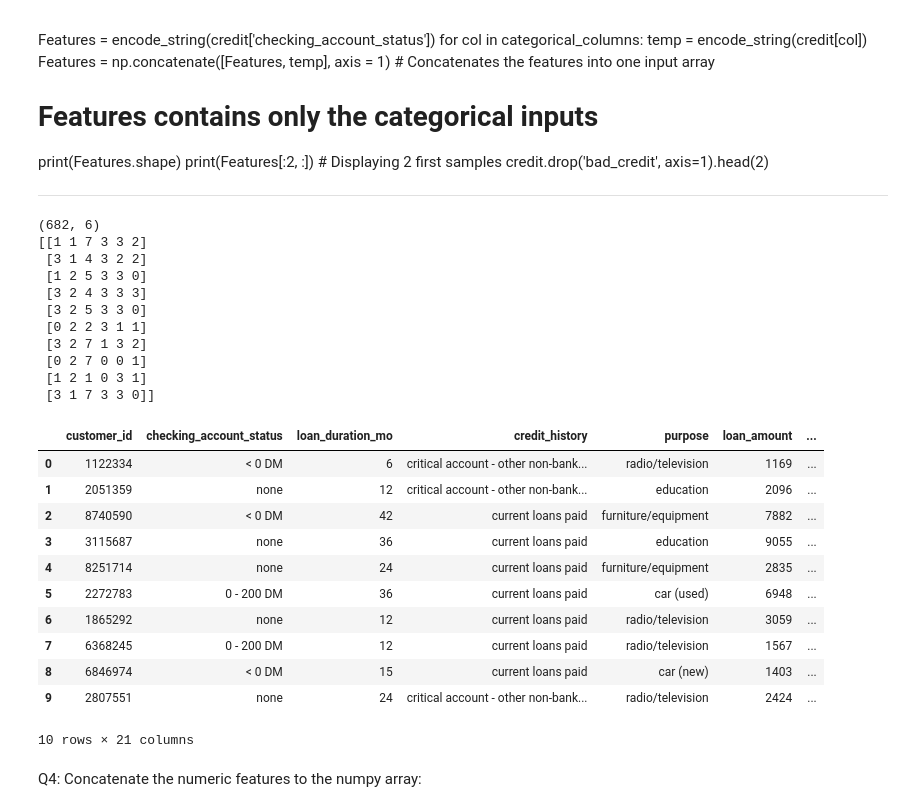
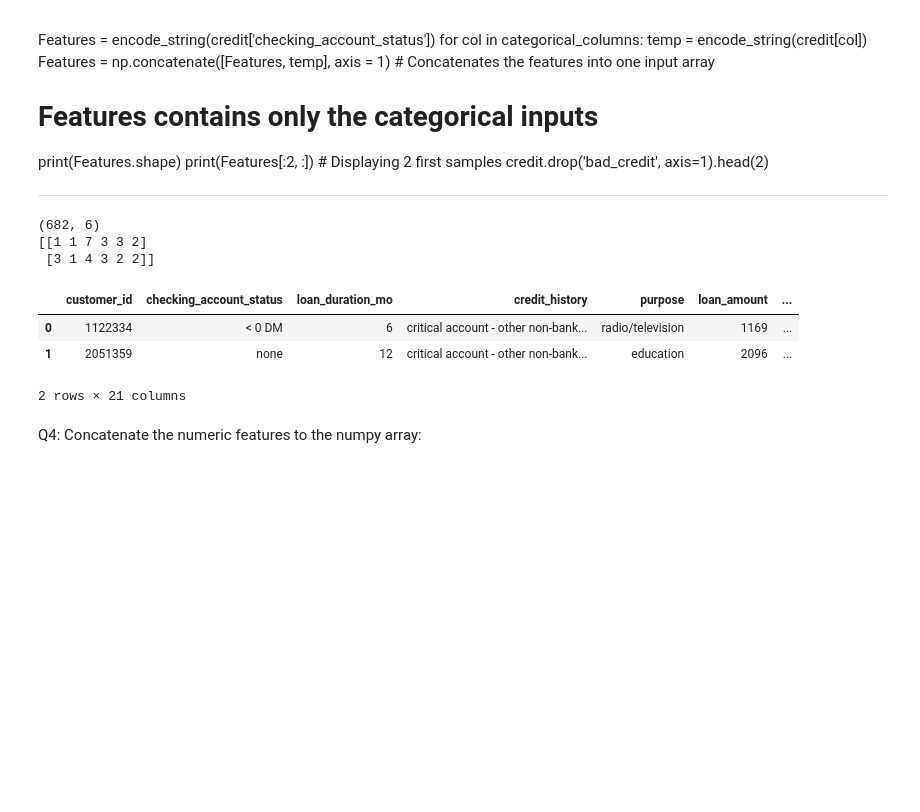
Before and after one commit to Vlouis22/intro_to_data_science_hw4, a Jupyter notebook: hw4 Label Encoding due April 16th 2025 .ipynb, the cells around one changed output. Cells and saved outputs as stored; diff of their text form; code cells hidden in the pictures; blank space fills up the shorter version.

```diff
--- a/hw4 Label Encoding due April 16th 2025 .ipynb
+++ b/hw4 Label Encoding due April 16th 2025 .ipynb
@@ -101,32 +120,36 @@ credit.drop('bad_credit', axis=1).head(2)
 # %%
 # function to convert string categories into numerical values
 # Note: You can use our Logistic Regression model code from above then modify it by
 # removing the OneHotEncoder.
 # Write you code here
 # Solution
+
+import numpy as np
+
+def encode_string(cat_features):
+    enc = preprocessing.LabelEncoder()
+    enc.fit(cat_features)
+    enc_cat_features = enc.transform(cat_features)
+    return enc_cat_features.reshape(-1,1)
+
+categorical_columns = ['credit_history', 'purpose', 'gender_status',
+                       'time_in_residence', 'property']
+
+Features = encode_string(credit['checking_account_status'])
+for col in categorical_columns:
+    temp = encode_string(credit[col])
+    Features = np.concatenate([Features, temp], axis = 1)
+
+print(Features.shape)
+print(Features[:2, :])
+credit.drop('bad_credit', axis=1).head(2)
 # %% [output]
 (682, 6)
 [[1 1 7 3 3 2]
- [3 1 4 3 2 2]
- [1 2 5 3 3 0]
- [3 2 4 3 3 3]
- [3 2 5 3 3 0]
- [0 2 2 3 1 1]
- [3 2 7 1 3 2]
- [0 2 7 0 0 1]
- [1 2 1 0 3 1]
- [3 1 7 3 3 0]]
+ [3 1 4 3 2 2]]
 |  | customer_id | checking_account_status | loan_duration_mo | credit_history | purpose | loan_amount | ... |
 | 0 | 1122334 | < 0 DM | 6 | critical account - other non-bank... | radio/television | 1169 | ... |
 | 1 | 2051359 | none | 12 | critical account - other non-bank... | education | 2096 | ... |
-| 2 | 8740590 | < 0 DM | 42 | current loans paid | furniture/equipment | 7882 | ... |
-| 3 | 3115687 | none | 36 | current loans paid | education | 9055 | ... |
-| 4 | 8251714 | none | 24 | current loans paid | furniture/equipment | 2835 | ... |
-| 5 | 2272783 | 0 - 200 DM | 36 | current loans paid | car (used) | 6948 | ... |
-| 6 | 1865292 | none | 12 | current loans paid | radio/television | 3059 | ... |
-| 7 | 6368245 | 0 - 200 DM | 12 | current loans paid | radio/television | 1567 | ... |
-| 8 | 6846974 | < 0 DM | 15 | current loans paid | car (new) | 1403 | ... |
-| 9 | 2807551 | none | 24 | critical account - other non-bank... | radio/television | 2424 | ... |
-10 rows × 21 columns
+2 rows × 21 columns
 # %% [markdown]
 Q4: Concatenate the numeric features to the numpy array:
```
Also changed, not shown: parts of 5 cells of this notebook.
